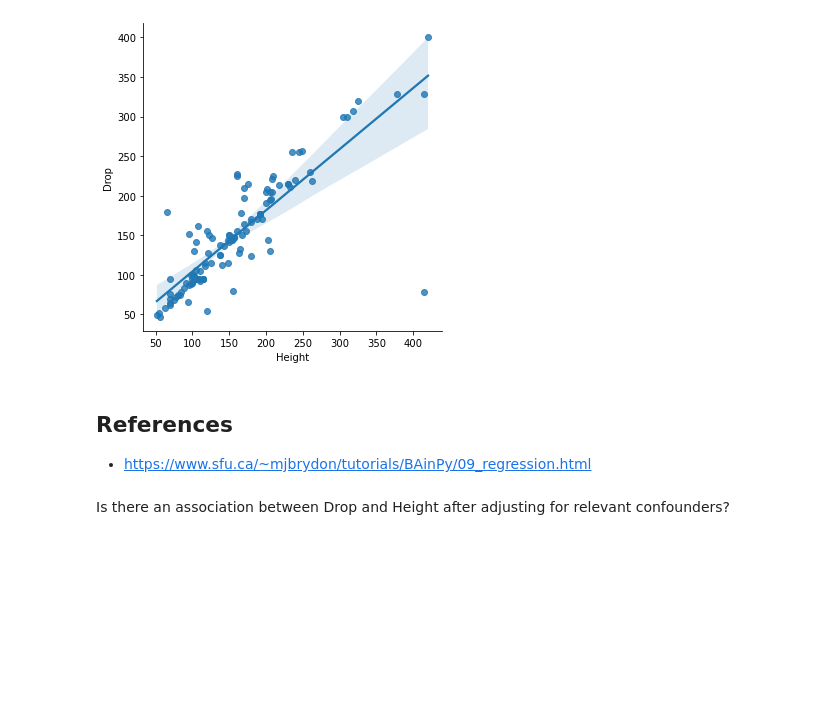
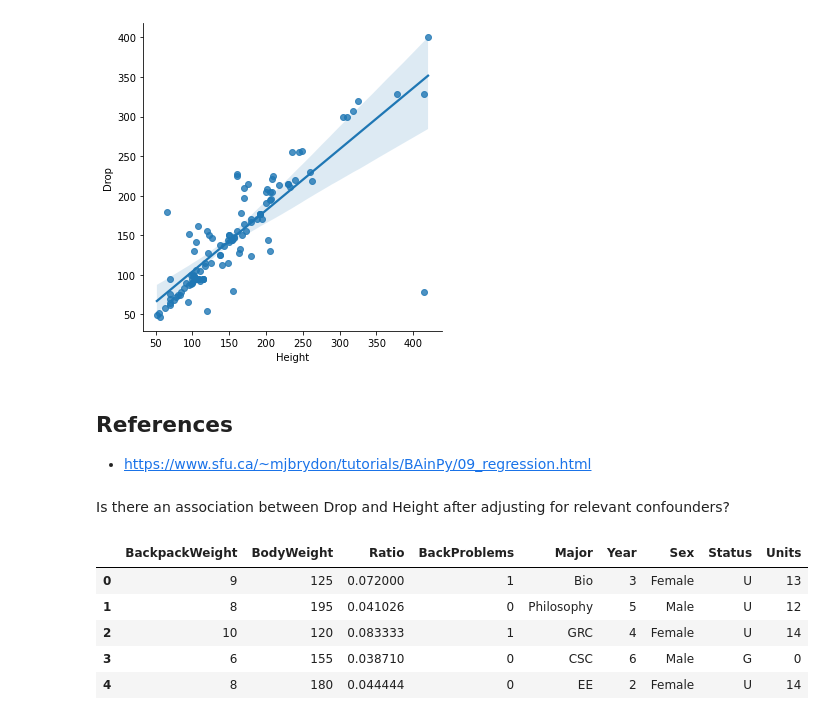
Before and after one commit to vnguyen24/SURF2022, a Jupyter notebook: Session4/Michelle_prep.ipynb, the cells around one changed output. Drawn from its saved outputs; the diff is of its cells as text; code cells hidden in the pictures; blank space fills up the shorter version.

```diff
--- a/Session4/Michelle_prep.ipynb
+++ b/Session4/Michelle_prep.ipynb
@@ -165,2 +167,11 @@ Is there an association between Drop and Height after adjusting for relevant con
+# %%
+bp.head()
+# %% [output]
+|  | BackpackWeight | BodyWeight | Ratio | BackProblems | Major | Year | Sex | Status | Units |
+| 0 | 9 | 125 | 0.072000 | 1 | Bio | 3 | Female | U | 13 |
+| 1 | 8 | 195 | 0.041026 | 0 | Philosophy | 5 | Male | U | 12 |
+| 2 | 10 | 120 | 0.083333 | 1 | GRC | 4 | Female | U | 14 |
+| 3 | 6 | 155 | 0.038710 | 0 | CSC | 6 | Male | G | 0 |
+| 4 | 8 | 180 | 0.044444 | 0 | EE | 2 | Female | U | 14 |
 # %%
 import statsmodels.formula.api as smf
```
Also changed, not shown: parts of 4 cells of this notebook, 3 other files.
